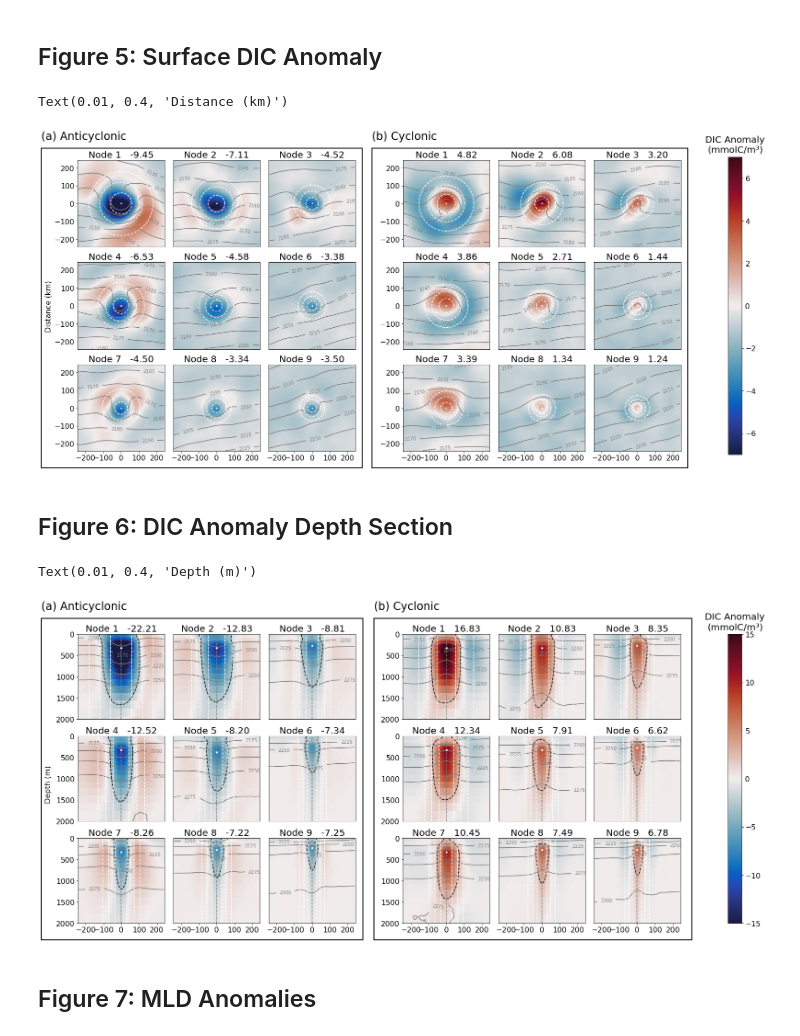
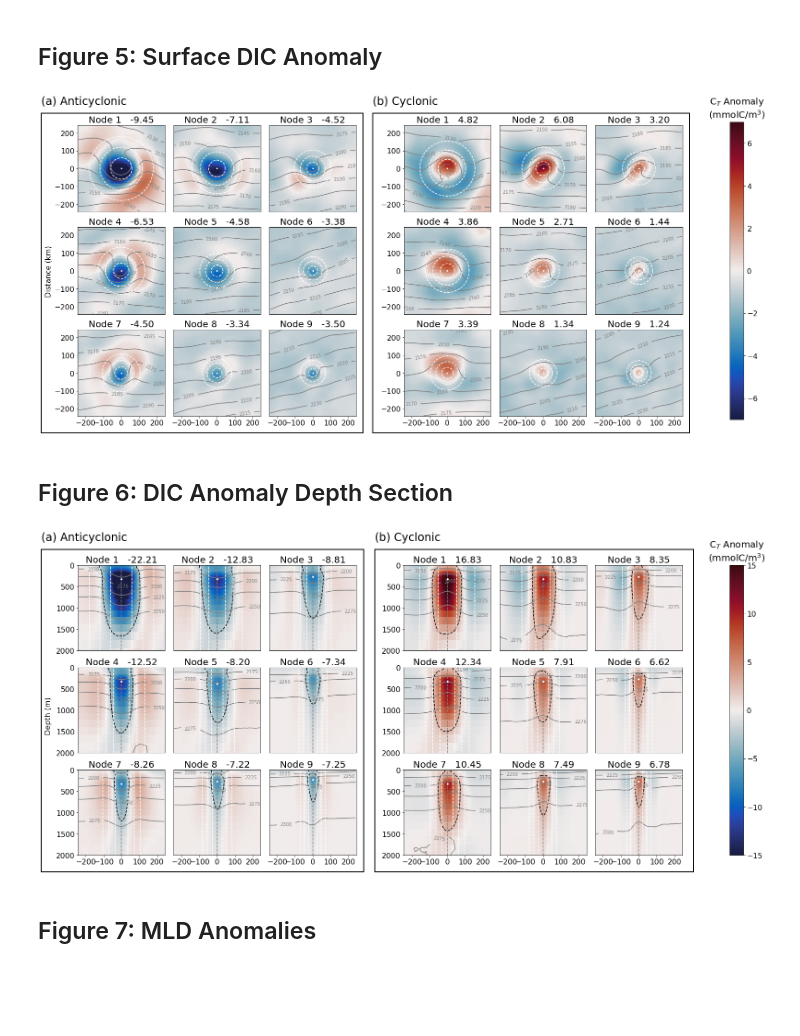
Before and after one commit to TashSmith/SOMS_Eddies, a Jupyter notebook: Notebooks/Figure2_to_7_10_S5_6_SOM_output.ipynb, the cells around one changed output. Drawn from its saved outputs; the diff is of its cells as text; code cells hidden in the pictures; blank space fills up the shorter version.

```diff
--- a/Notebooks/Figure2_to_7_10_S5_6_SOM_output.ipynb
+++ b/Notebooks/Figure2_to_7_10_S5_6_SOM_output.ipynb
@@ -49,8 +49,8 @@ def find_ind(grid1d, coord):
 # %% [markdown]
 ## Load SOM files
 # %%
-grid_CYC = xr.open_mfdataset('../SOMS_Dataset_Cyclonic.nc')
-grid_ACYC = xr.open_mfdataset('../SOMS_Dataset_Anticyclonic.nc')
+grid_CYC = xr.open_mfdataset('/home/tsmith/scratch/Paper1_CODE_git/Data/SOMS_Dataset_Cyclonic.nc')
+grid_ACYC = xr.open_mfdataset('/home/tsmith/scratch/Paper1_CODE_git/Data/SOMS_Dataset_Anticyclonic.nc')
 # %%
 RV_C = grid_CYC['Relative_vorticity']
 Temp_C = grid_CYC['Temperature']
@@ -722,37 +722,38 @@ fig.add_artist(rect)
 cbar_ax = fig.add_subplot(outer_grid[2])
 cbar = plt.colorbar(mesh, cax=cbar_ax, orientation='vertical',
                     #label='DIC anomaly °C',
                     shrink=1,aspect=20)
 cbar.set_ticks([-6, -4, -2,  0,  2,  4,  6])
 cbar.ax.tick_params(labelsize=16)
-cbar_ax.set_title('DIC Anomaly\n(mmolC/m\u00B3)',pad=10,fontsize=20)
+#cbar_ax.set_title('C Anomaly\n(mmolC/m\u00B3)',pad=10,fontsize=20)
+cbar_ax.set_title('C$_T$ Anomaly\n(mmolC/m$^3$)', pad=10, fontsize=20)
+
 #cbar.set_label('DIC anomaly °C', rotation=90, labelpad=10, fontsize=16)
 
 # Adjust layout
 fig.tight_layout()
 plt.subplots_adjust(wspace=0.25)
 plt.subplots_adjust(left=0.055)
 plt.subplots_adjust(top=0.9)
 
 # #plt.subplots_adjust(wspace=0.25)
 # #plt.subplots_adjust(right=0.85)
 # # plt.subplots_adjust(top=0.85)
 #plt.subplots_adjust(left=0.1)
 
 #cbar_ax.set_position([0.5,0.5,0.5,0.9])
 
 #plt.subplots_adjust(right=0.85)
 
 # Add labels
 fig.text(0.005, 0.95, '(a) Anticyclonic', fontsize=24, fontweight='normal')
 fig.text(0.46, 0.95, '(b) Cyclonic', fontsize=24, fontweight='normal')
 fig.text(0.01,0.4, 'Distance (km)',rotation='vertical',fontsize=16)
 
 
-#plt.savefig('/DIC_surface_Figure5.png', dpi=500)
+#plt.savefig('../DIC_surface_Figure5R.png', dpi=500)
 # %% [output]
-Text(0.01, 0.4, 'Distance (km)')
-[figure, old version]
+[figure, new version]
 # %% [markdown]
 ## Figure 6: DIC Anomaly Depth Section
 # %%
@@ -876,7 +877,8 @@ cbar = plt.colorbar(mesh, cax=cbar_ax, orientation='vertical',
                     shrink=1,aspect=20)
 cbar.set_ticks([-15,-10,-5,0,5,10,15])
 cbar.ax.tick_params(labelsize=16)
-cbar_ax.set_title('DIC Anomaly\n(mmolC/m\u00B3)',pad=10,fontsize=20)
+# cbar_ax.set_title('DIC Anomaly\n(mmolC/m\u00B3)',pad=10,fontsize=20)
+cbar_ax.set_title('C$_T$ Anomaly\n(mmolC/m$^3$)', pad=10, fontsize=20)
 #cbar.set_label('DIC anomaly °C', rotation=90, labelpad=10, fontsize=16)
 
 # Adjust layout
@@ -899,10 +901,8 @@ fig.text(0.005, 0.95, '(a) Anticyclonic', fontsize=24, fontweight='normal')
 fig.text(0.46, 0.95, '(b) Cyclonic', fontsize=24, fontweight='normal')
 fig.text(0.01,0.4, 'Depth (m)',rotation='vertical',fontsize=16)
 
-
-#plt.savefig('/DIC_depth_Figure6.png', dpi=500)
+#plt.savefig('../DIC_depth_Figure6R.png', dpi=500)
 # %% [output]
-Text(0.01, 0.4, 'Depth (m)')
 [figure]
 # %% [markdown]
 ## Figure 7: MLD Anomalies
```
Also changed, not shown: parts of 5 cells of this notebook.
